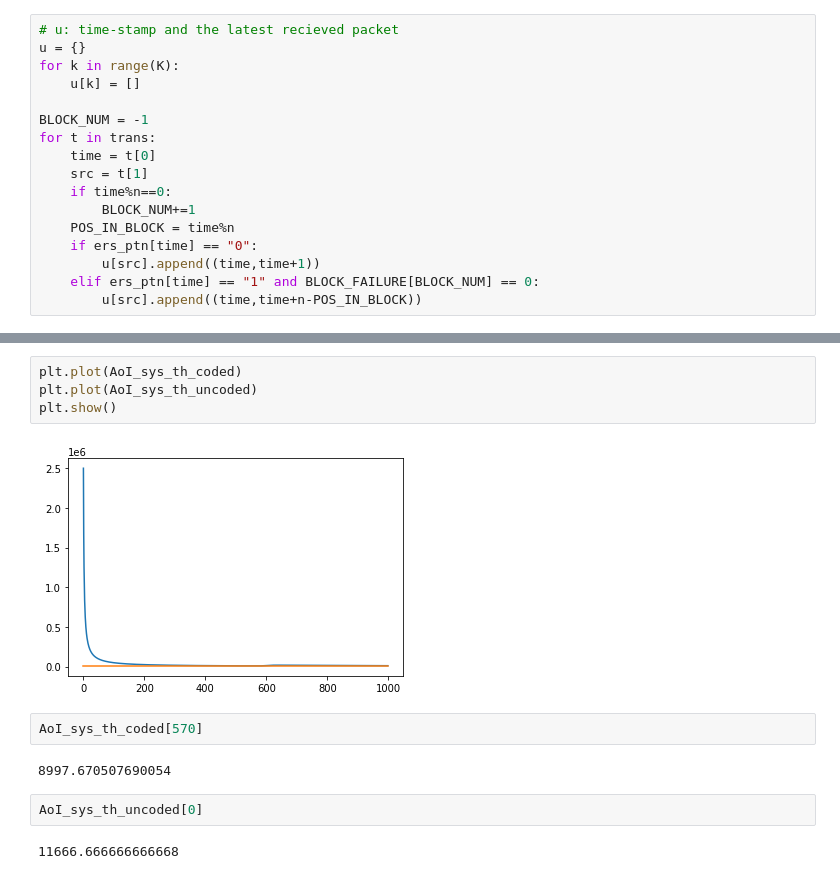
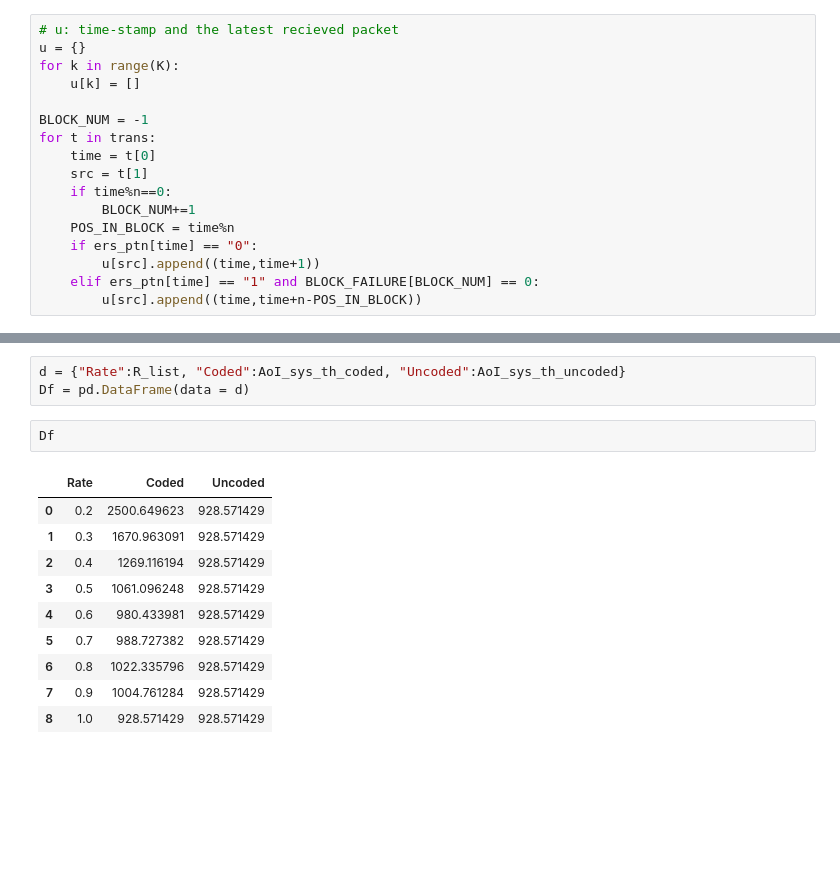
Before and after one commit to shubhranshsinghvi/Age-Of-Information-in-the-presence-of-errors, a Jupyter notebook: AoI - Simulation.ipynb, the cells around one changed output, grey strips where cells are left out. Cells and saved outputs as stored; diff of their text form; blank space fills up the shorter version.

```diff
--- a/AoI - Simulation.ipynb
+++ b/AoI - Simulation.ipynb
@@ -407,14 +436,16 @@ for dim in range(2,n+1):
-# %%
-plt.plot(AoI_sys_th_coded)
-plt.plot(AoI_sys_th_uncoded)
-plt.show()
-# %% [output]
-[figure, removed]
-# %%
-AoI_sys_th_coded[570]
-# %% [output]
-8997.670507690054
-# %%
-AoI_sys_th_uncoded[0]
-# %% [output]
-11666.666666666668
+# %%
+d = {"Rate":R_list, "Coded":AoI_sys_th_coded, "Uncoded":AoI_sys_th_uncoded}
+Df = pd.DataFrame(data = d)
+# %%
+Df
+# %% [output]
+|  | Rate | Coded | Uncoded |
+| 0 | 0.2 | 2500.649623 | 928.571429 |
+| 1 | 0.3 | 1670.963091 | 928.571429 |
+| 2 | 0.4 | 1269.116194 | 928.571429 |
+| 3 | 0.5 | 1061.096248 | 928.571429 |
+| 4 | 0.6 | 980.433981 | 928.571429 |
+| 5 | 0.7 | 988.727382 | 928.571429 |
+| 6 | 0.8 | 1022.335796 | 928.571429 |
+| 7 | 0.9 | 1004.761284 | 928.571429 |
+| 8 | 1.0 | 928.571429 | 928.571429 |
```
Also changed, not shown: parts of 49 cells of this notebook.
